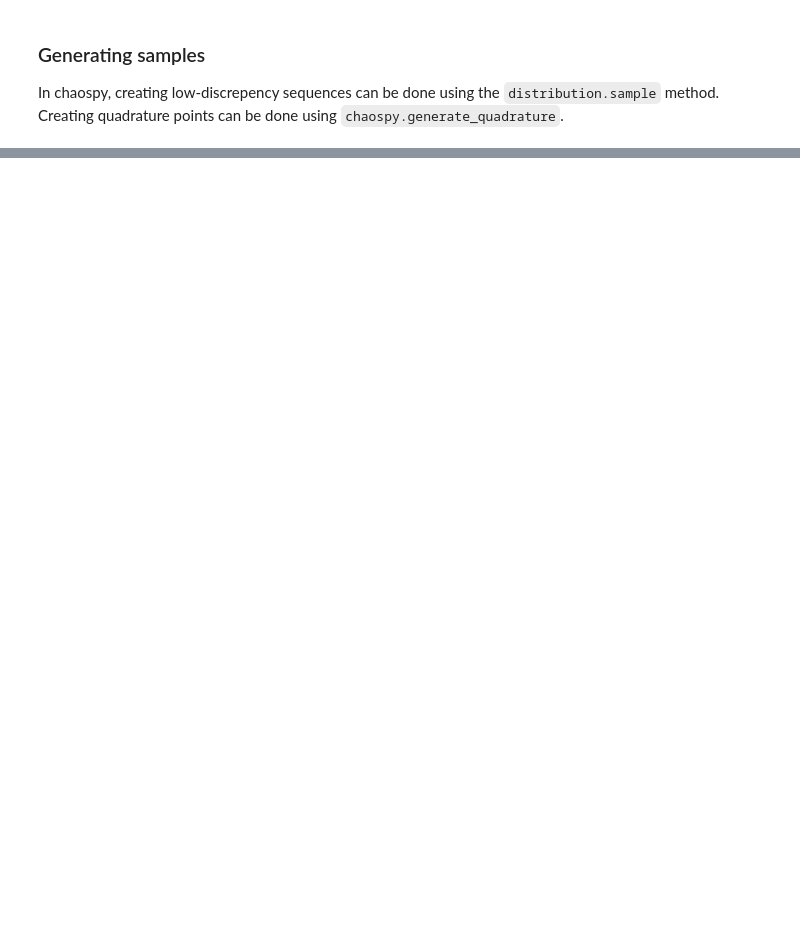
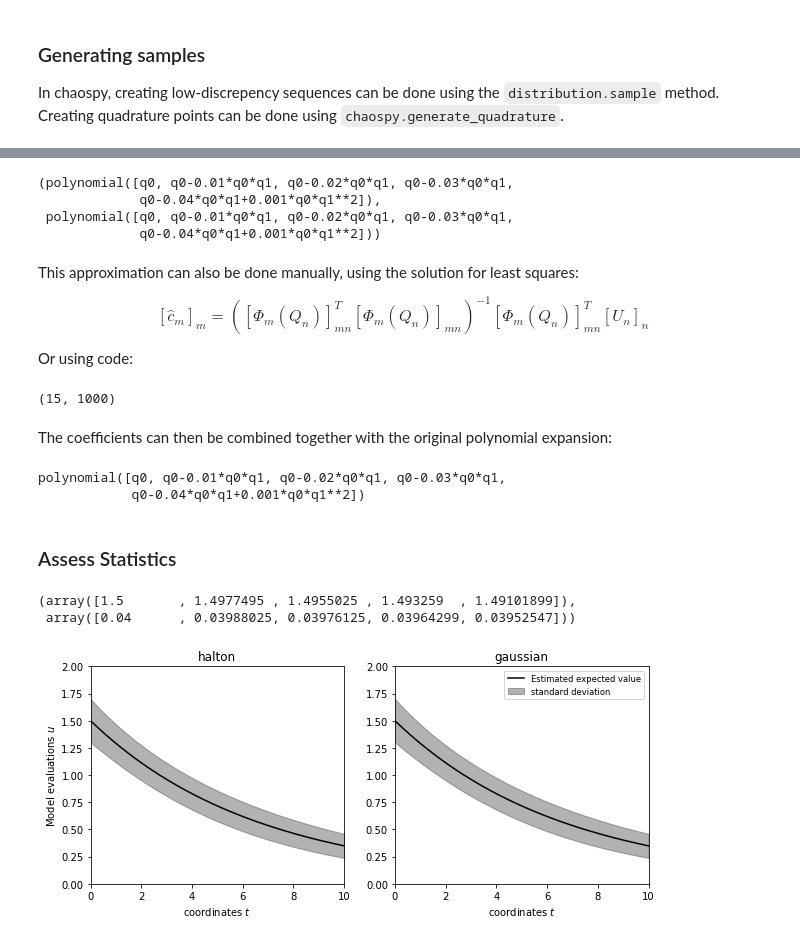
Before and after one commit to jonathf/chaospy, a Jupyter notebook: examples/point_collocation_method.ipynb, the cells around one changed output, grey strips where cells are left out. Drawn from its saved outputs; the diff is of its cells as text; code cells hidden in the pictures; blank space fills up the shorter version.

```diff
--- a/examples/point_collocation_method.ipynb
+++ b/examples/point_collocation_method.ipynb
@@ -52,0 +182,56 @@ UnboundLocalError: local variable 'fu' referenced before assignment
+# %%
+model_approximations = {rule: chaospy.fit_regression(polynomial_expansion, samples[rule], evaluations[rule]) for rule in rules}
+model_approximations["halton"][:5].round(3), model_approximations["gaussian"][:5].round(3)
+# %% [output]
+(polynomial([q0, q0-0.01*q0*q1, q0-0.02*q0*q1, q0-0.03*q0*q1,
+             q0-0.04*q0*q1+0.001*q0*q1**2]),
+ polynomial([q0, q0-0.01*q0*q1, q0-0.02*q0*q1, q0-0.03*q0*q1,
+             q0-0.04*q0*q1+0.001*q0*q1**2]))
+# %% [markdown]
+This approximation can also be done manually, using the solution for least squares:
+
+$$
+    [\hat c_m]_m = \left([\Phi_m(Q_n)]_{mn}^T [\Phi_m(Q_n)]_{mn}\right)^{-1} [\Phi_m(Q_n)]_{mn}^T [U_n]_n
+$$
+
+Or using code:
+# %%
+phi = polynomial_expansion(*samples["halton"]).T
+c_hat = numpy.linalg.inv(phi.T @ phi) @ (phi.T @ evaluations["halton"])
+c_hat.shape
+# %% [output]
+(15, 1000)
+# %% [markdown]
+The coefficients can then be combined together with the original polynomial expansion:
+# %%
+alternative_approximation = chaospy.sum(c_hat.T*polynomial_expansion, axis=1).T
+alternative_approximation[:5].round(3)
+# %% [output]
+polynomial([q0, q0-0.01*q0*q1, q0-0.02*q0*q1, q0-0.03*q0*q1,
+            q0-0.04*q0*q1+0.001*q0*q1**2])
+# %% [markdown]
+### Assess Statistics
+# %%
+for idx, rule in enumerate(rules):
+    pyplot.subplot(1, 2, idx+1)
+
+    # Estimate mean and variance
+    expected = chaospy.E(model_approximations[rule], distribution)
+    variance = chaospy.Var(model_approximations[rule], distribution)
+
+    # Create band one standard deviation away from mean
+    pyplot.fill_between(coordinates, expected-variance**0.5, expected+variance**0.5,
+                        alpha=0.3, color="k", label="standard deviation")
+    pyplot.plot(coordinates, expected, "k-", label="Estimated expected value")
+
+    # Make plot pretty
+    pyplot.xlabel("coordinates $t$")
+    pyplot.axis([0, 10, 0, 2])
+    pyplot.title(rule)
+    pyplot.legend() if idx else pyplot.ylabel("Model evaluations $u$")
+
+expected[:5], variance[:5]
+# %% [output]
+(array([1.5       , 1.4977495 , 1.4955025 , 1.493259  , 1.49101899]),
+ array([0.04      , 0.03988025, 0.03976125, 0.03964299, 0.03952547]))
+[figure, added]
```
Also changed, not shown: parts of 20 cells of this notebook, 4 other files.
